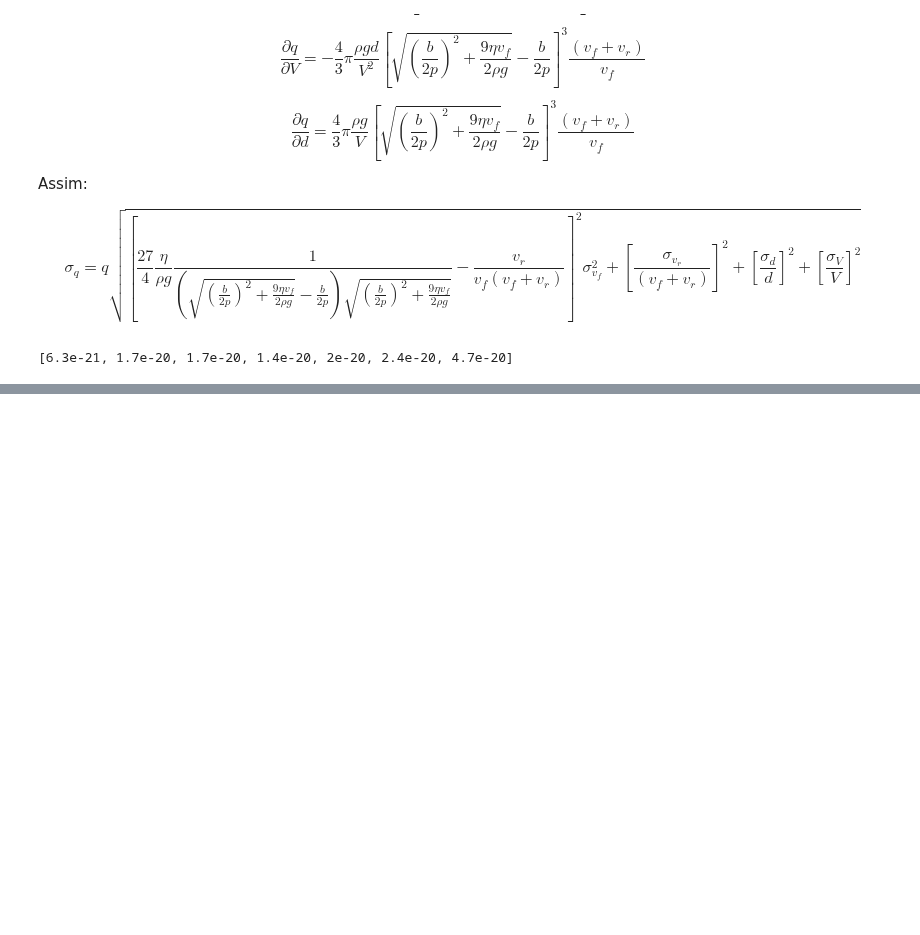
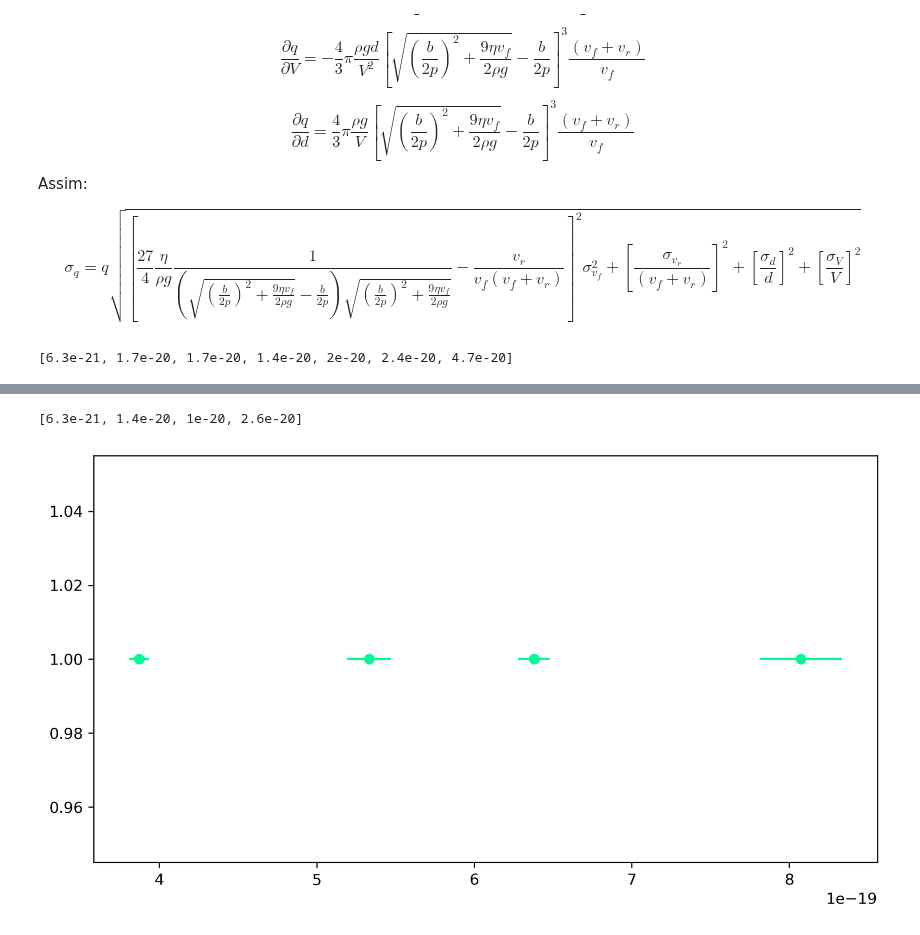
Before and after one commit to viniciusrocca/College_Codes, a Jupyter notebook: Lab3/Millikan_Oil_Drop.ipynb, the cells around one changed output, grey strips where cells are left out. Cells and saved outputs as stored; diff of their text form; code cells hidden in the pictures; blank space fills up the shorter version.

```diff
--- a/Lab3/Millikan_Oil_Drop.ipynb
+++ b/Lab3/Millikan_Oil_Drop.ipynb
@@ -300,0 +285,38 @@ print(sigma_q)
+# %%
+#print('unsorted',q)
+q = sorted(q)
+#print('sorted',q)
+
+#Reorganizando a incerteza após o sort de q:
+sigma_q = [6.3e-21, 1.4e-20, 1.7e-20, 1.7e-20, 2e-20, 4.7e-20, 2.4e-20]
+
+#Calculando a carga média dos grupos:
+q_group = [q[0],q[1],np.mean(q[2:5]),np.mean(q[5:])]
+
+#Calculando a incerteza dos grupos com mais de uma carga:
+sum1 = 0
+for c in sigma_q[2:5]:
+    sum1 += c**2
+sum1 = np.sqrt(sum1)/len(sigma_q[2:5])
+#Arredondando para dois algarismos significativos
+sum1 = float('{:g}'.format(float('{:.2g}'.format(sum1))))
+
+sum2 = 0
+for c in sigma_q[5:]:
+    sum2 += c**2
+sum2 = np.sqrt(sum2)/len(sigma_q[5:])
+#Arredondando para dois algarismos significativos
+sum2 = float('{:g}'.format(float('{:.2g}'.format(sum2))))
+
+#Gerando o vetor com a incerteza de cada grupo
+sigma_q_group = [sigma_q[0],sigma_q[1],sum1,sum2]
+
+print(sigma_q_group)
+# %% [output]
+[6.3e-21, 1.4e-20, 1e-20, 2.6e-20]
+# %%
+plt.figure(figsize = [9.2,4.9], dpi = 300)
+plt.errorbar(q_group,np.full(len(q_group),1),0,sigma_q_group,'o', color = 'Mediumspringgreen')
+plt.show()
+# %% [output]
+[figure, added]
```
Also changed, not shown: parts of 8 cells of this notebook.
